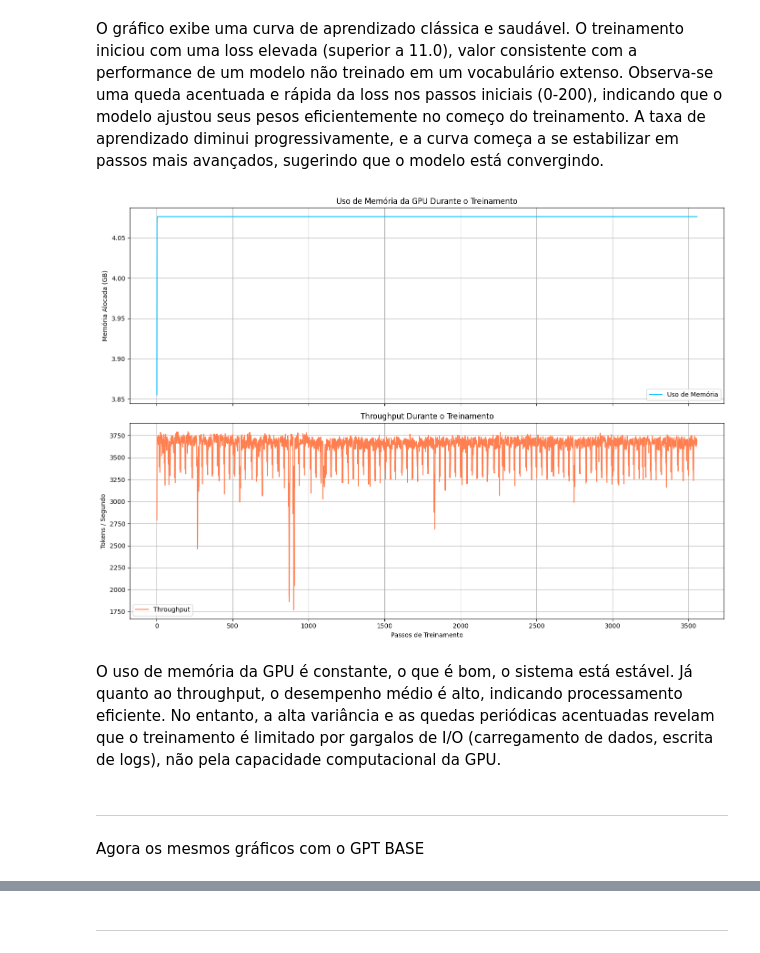
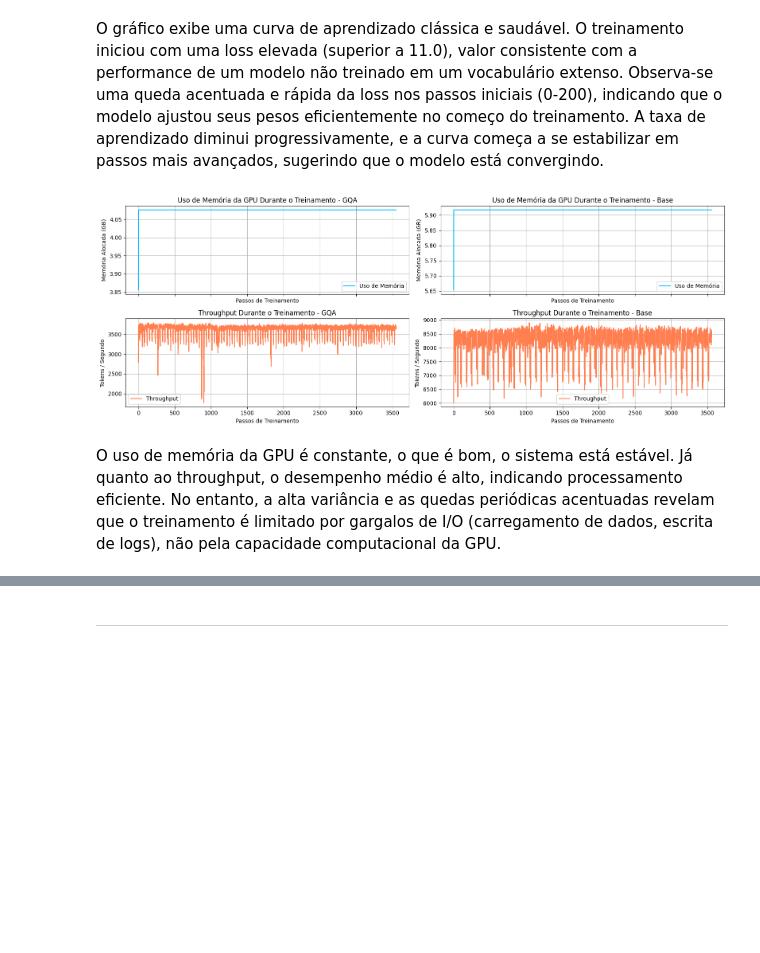
Before and after one commit to PauloHFS/gpt2-from-scratch, a Jupyter notebook: main.ipynb, the cells around one changed output, grey strips where cells are left out. Drawn from its saved outputs; the diff is of its cells as text; code cells hidden in the pictures; blank space fills up the shorter version.

Commit message:
Finalizando análise no collab

```diff
--- a/main.ipynb
+++ b/main.ipynb
@@ -260,40 +266,60 @@ plt.show()
 # %% [markdown]
 O gráfico exibe uma curva de aprendizado clássica e saudável. O treinamento iniciou com uma loss elevada (superior a 11.0), valor consistente com a performance de um modelo não treinado em um vocabulário extenso. Observa-se uma queda acentuada e rápida da loss nos passos iniciais (0-200), indicando que o modelo ajustou seus pesos eficientemente no começo do treinamento. A taxa de aprendizado diminui progressivamente, e a curva começa a se estabilizar em passos mais avançados, sugerindo que o modelo está convergindo.
 # %%
-fig, axes = plt.subplots(2, 1, figsize=(14, 10), sharex=True)
+fig, axes = plt.subplots(2,2, figsize=(16,6), sharex=True)
 
-axes[0].plot(
+axes[0, 0].plot(
     np.arange(1, len(final_metrics_gqa.gpu_memory) + 1),
     final_metrics_gqa.gpu_memory,
     color='deepskyblue',
     label='Uso de Memória'
 )
-axes[0].set_title('Uso de Memória da GPU Durante o Treinamento')
-axes[0].set_ylabel('Memória Alocada (GB)')
-axes[0].grid(True)
-axes[0].legend()
+axes[0, 0].set_title('Uso de Memória da GPU Durante o Treinamento - GQA')
+axes[0, 0].set_ylabel('Memória Alocada (GB)')
+axes[0, 0].set_xlabel('Passos de Treinamento')
+axes[0, 0].grid(True)
+axes[0, 0].legend()
 
-axes[1].plot(
+axes[1, 0].plot(
     np.arange(1, len(final_metrics_gqa.throughput) + 1),
     final_metrics_gqa.throughput,
     color='coral',
     label='Throughput'
 )
-axes[1].set_title('Throughput Durante o Treinamento')
-axes[1].set_ylabel('Tokens / Segundo')
-axes[1].grid(True)
-axes[1].legend()
+axes[1, 0].set_title('Throughput Durante o Treinamento - GQA')
+axes[1, 0].set_ylabel('Tokens / Segundo')
+axes[1, 0].set_xlabel('Passos de Treinamento')
+axes[1, 0].grid(True)
+axes[1, 0].legend()
 
-plt.xlabel('Passos de Treinamento')
+axes[0, 1].plot(
+    np.arange(1, len(final_metrics_base.gpu_memory) + 1),
+    final_metrics_base.gpu_memory,
+    color='deepskyblue',
+    label='Uso de Memória'
+)
+axes[0, 1].set_title('Uso de Memória da GPU Durante o Treinamento - Base')
+axes[0, 1].set_ylabel('Memória Alocada (GB)')
+axes[0, 1].set_xlabel('Passos de Treinamento')
+axes[0, 1].grid(True)
+axes[0, 1].legend()
+
+axes[1, 1].plot(
+    np.arange(1, len(final_metrics_base.throughput) + 1),
+    final_metrics_base.throughput,
+    color='coral',
+    label='Throughput'
+)
+axes[1, 1].set_title('Throughput Durante o Treinamento - Base')
+axes[1, 1].set_ylabel('Tokens / Segundo')
+axes[1, 1].set_xlabel('Passos de Treinamento')
+axes[1, 1].grid(True)
+axes[1, 1].legend()
 
 plt.tight_layout()
 
 plt.show()
 # %% [output]
-[figure, old version]
+[figure, new version]
 # %% [markdown]
 O uso de memória da GPU é constante, o que é bom, o sistema está estável. Já quanto ao throughput, o desempenho médio é alto, indicando processamento eficiente. No entanto, a alta variância e as quedas periódicas acentuadas revelam que o treinamento é limitado por gargalos de I/O (carregamento de dados, escrita de logs), não pela capacidade computacional da GPU.
-# %% [markdown]
----
-
-Agora os mesmos gráficos com o GPT BASE
```
Also changed, not shown: parts of 7 cells of this notebook.
